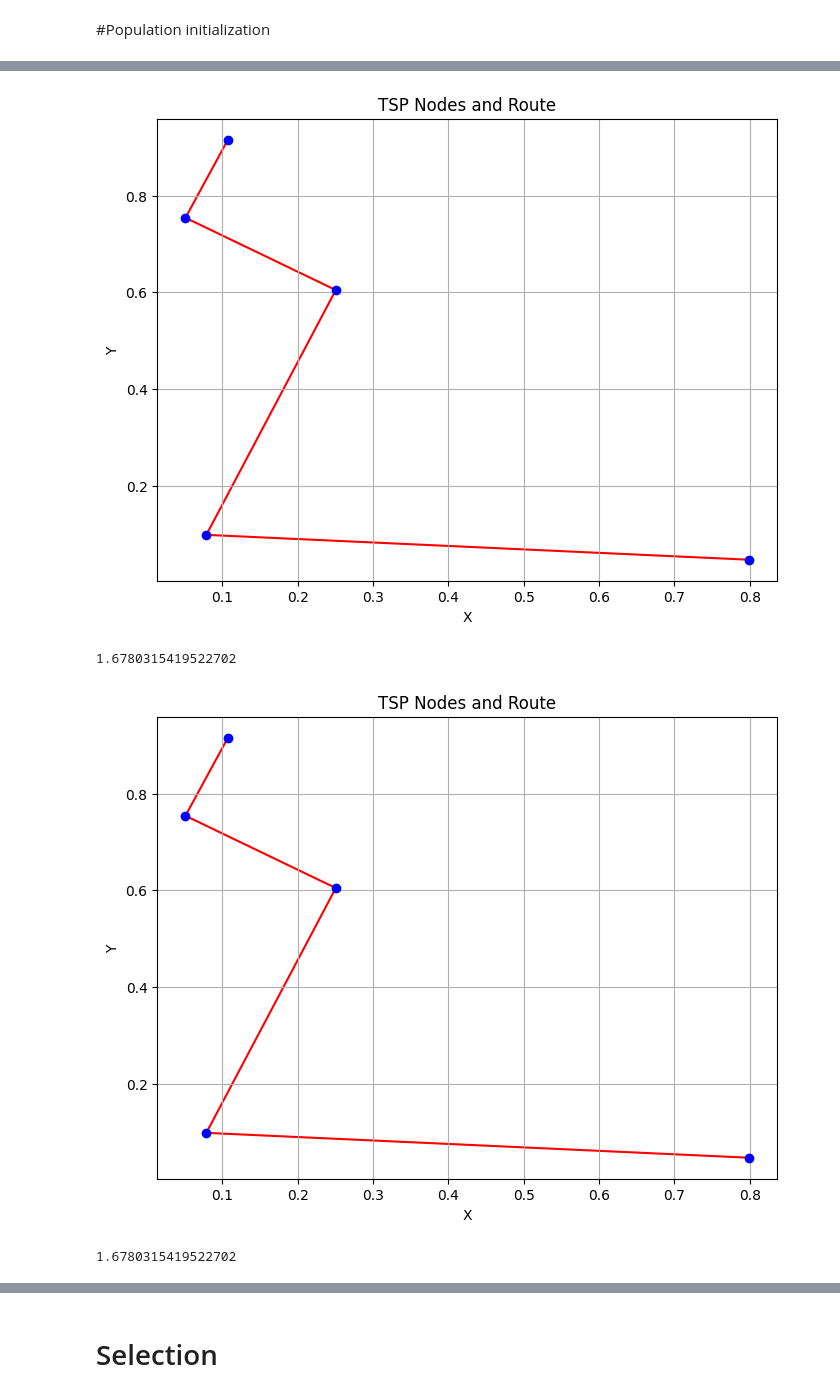
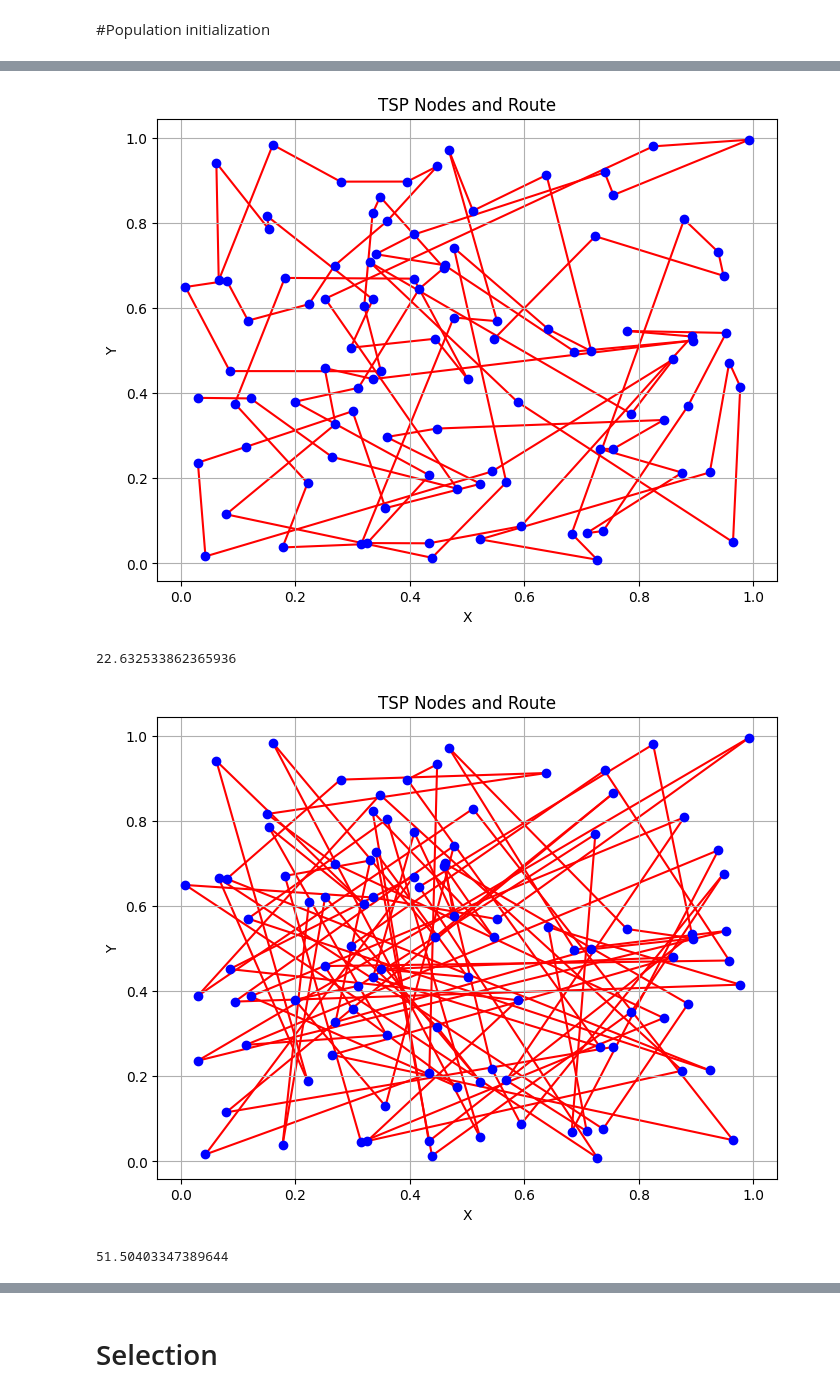
Before and after one commit to BrajanNieto/GA-TSP-Comparison, a Jupyter notebook: IA_Fundamentals_GeneticAlgorithm_TSP_BrajanNieto.ipynb, the cells around one changed output, grey strips where cells are left out. Drawn from its saved outputs; the diff is of its cells as text; code cells hidden in the pictures.

```diff
--- a/IA_Fundamentals_GeneticAlgorithm_TSP_BrajanNieto.ipynb
+++ b/IA_Fundamentals_GeneticAlgorithm_TSP_BrajanNieto.ipynb
@@ -70,7 +70,7 @@ def plot_tsp(nodes, route):
 # %% [markdown]
 ### Create cities and distances
 # %%
-N = 5  # Number of cities
+N = 100  # Number of cities
 pop_size = 8 # Population size for optimization
 cities = np.random.rand(N, 2)  # Random 2D coordinates for cities
 distances = squareform(pdist(cities, 'euclidean'))  # Pairwise distance matrix
@@ -193,7 +197,8 @@ populationhyb = create_hybrid_population(pop_size, N, 0.5)
 print(populationhyb, "\n\n")
 plot_tsp(cities, populationhyb[0])
 print(fitness(populationhyb[0]))
-plot_tsp(cities, populationhyb[2])
-print(fitness(populationhyb[2]))
 plot_tsp(cities, populationhyb[4])
+print(fitness(populationhyb[4]))
+plot_tsp(cities, populationhyb[7])
+print(fitness(populationhyb[7]))
 # %% [output]
@@ -201,4 +206,4 @@ plot_tsp(cities, populationhyb[4])
-[figure, old version]
+[figure, new version]
-1.6780315419522702
+22.632533862365936
-[figure, old version]
+[figure, new version]
-1.6780315419522702
+51.50403347389644
```
Also changed, not shown: parts of 13 cells of this notebook.
